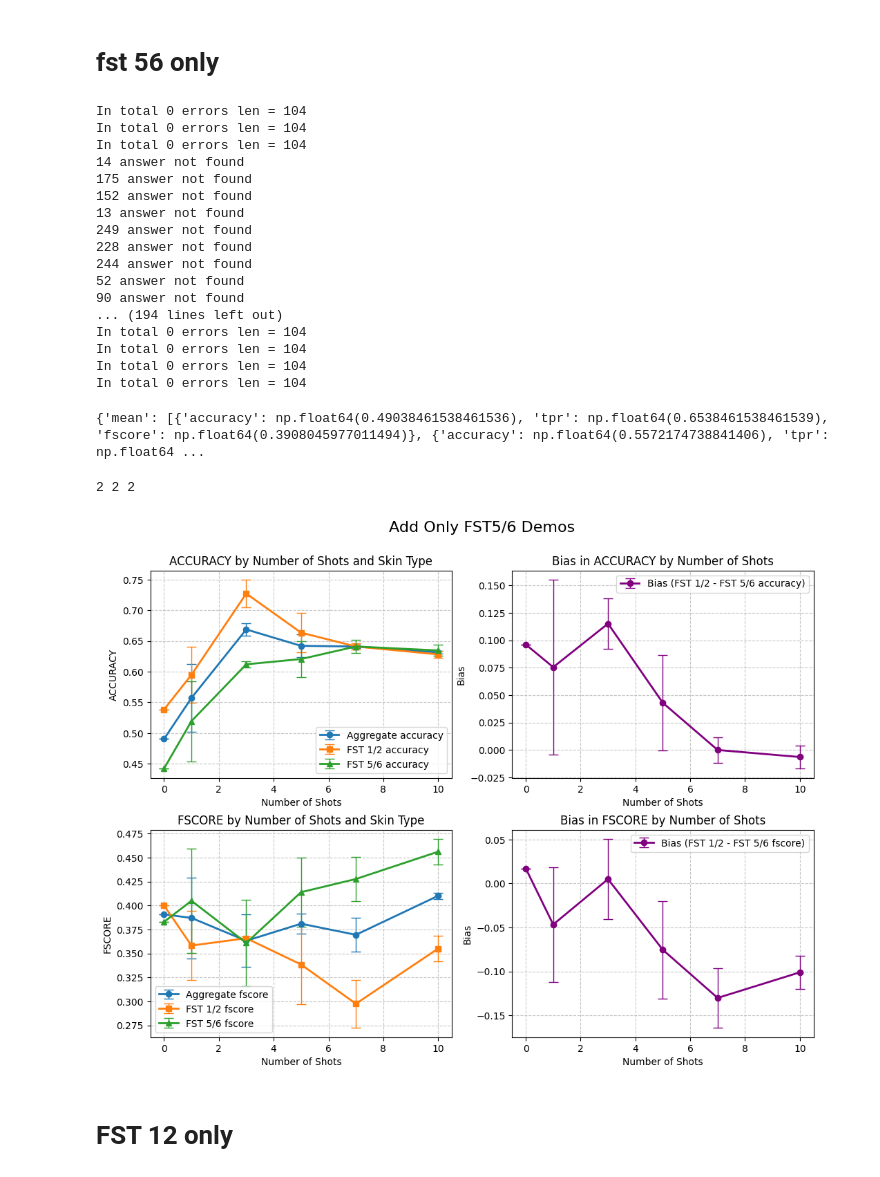
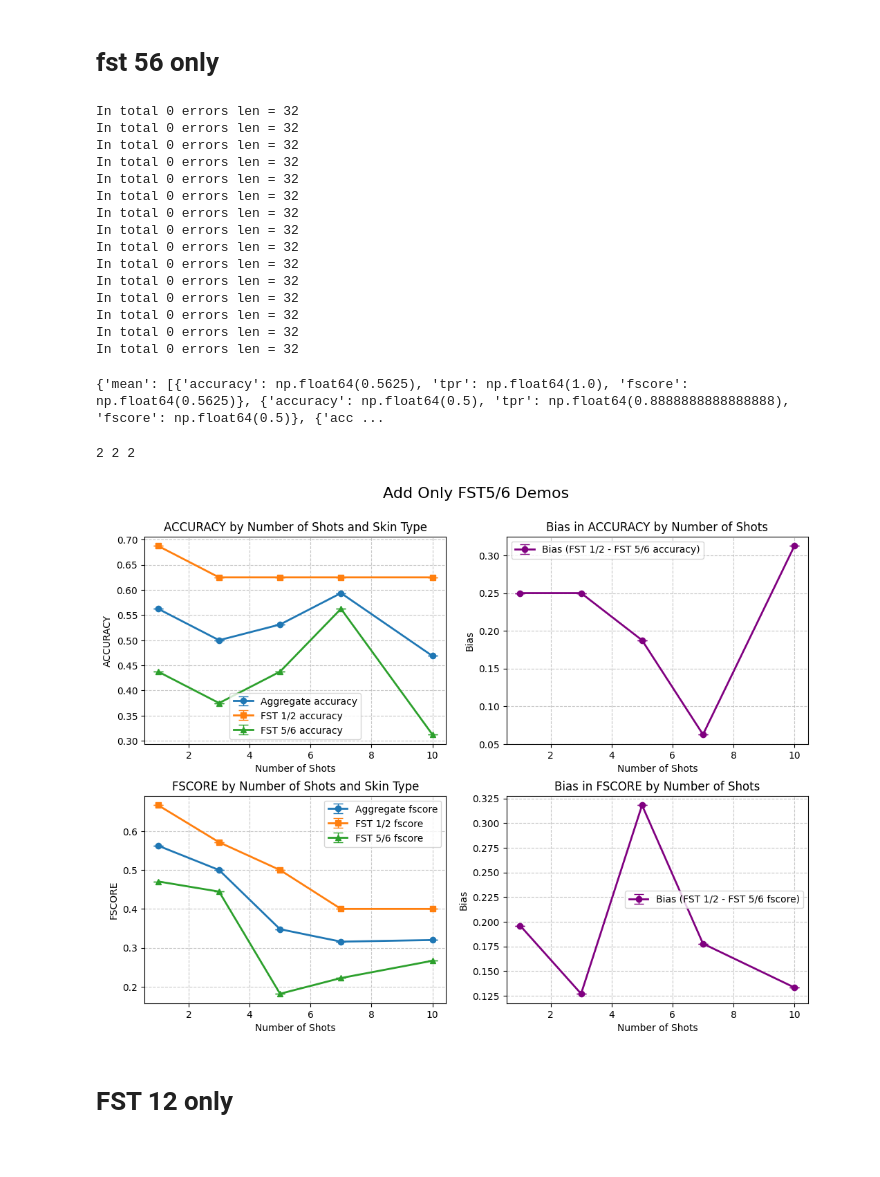
Before and after one commit to sonnetx/biasICL, a Jupyter notebook: DDI figures.ipynb, the cells around one changed output. Cells and saved outputs as stored; diff of their text form; code cells hidden in the pictures.

```diff
--- a/DDI figures.ipynb
+++ b/DDI figures.ipynb
@@ -36,7 +36,7 @@ def pickle_to_res(path):
     return results
 # %%
 # Count number of 56 and malignant in test_metadata.csv
-test_df = pd.read_csv('C:/Users/sonne/Documents/Github/biasICL/ddi_test_metadata.csv', index_col=0)
+test_df = pd.read_csv('C:/Users/sonne/Documents/Github/biasICL/ddi_test.csv', index_col=0)
 print(f'Number of 56 and malignant: {len(test_df[(test_df.skin_tone == 56) & (test_df.malignant)])}')
 print(f'Number of 12 and malignant: {len(test_df[(test_df.skin_tone == 12) & (test_df.malignant)])}')
 
@@ -50,6 +50,6 @@ Number of 12 and benign: 40
 # %%
 def res_to_vec(res):
-    test_df = pd.read_csv('C:/Users/sonne/Documents/Github/biasICL/ddi_test_metadata.csv', index_col=0)
+    test_df = pd.read_csv('C:/Users/sonne/Documents/Github/biasICL/ddi_test.csv', index_col=0)
     num_errors = 0
     labels, preds, race = [], [], []
     for i in test_df.itertuples():
@@ -421,29 +421,29 @@ def plot_all_experiment_metrics(bulk_metrics, fst12_metrics, fst56_metrics, shot
 #               "C:/Users/sonne/Downloads/res1201/ddi_0_0_90_30_gpt-4o-2024-05-13_50.pkl",
 #        ]
 
-exps_rep_1 = ["C:/Users/sonne/Downloads/claude0104/ddi_0_0_0_0_claude_50.pkl",
-              "C:/Users/sonne/Downloads/claude0104/ddi_0_0_3_1_claude_50.pkl",
-              "C:/Users/sonne/Downloads/claude0104/ddi_0_0_9_3_claude_50.pkl",
-              "C:/Users/sonne/Downloads/claude0104/ddi_0_0_15_5_claude_50.pkl",
-              "C:/Users/sonne/Downloads/claude0104/ddi_0_0_21_7_claude_50.pkl",
-              "C:/Users/sonne/Downloads/claude0104/ddi_0_0_30_10_claude_50.pkl",
+exps_rep_1 = [#"C:/Users/sonne/Downloads/claude0122/ddi_0_0_0_0_claude_50.pkl",
+              "C:/Users/sonne/Downloads/claude0122/ddi_0_0_3_1_claude_50.pkl",
+              "C:/Users/sonne/Downloads/claude0122/ddi_0_0_9_3_claude_50.pkl",
+              "C:/Users/sonne/Downloads/claude0122/ddi_0_0_15_5_claude_50.pkl",
+              "C:/Users/sonne/Downloads/claude0122/ddi_0_0_21_7_claude_50.pkl",
+              "C:/Users/sonne/Downloads/claude0122/ddi_0_0_30_10_claude_50.pkl",
 
        ]
 
-exps_rep_2 = ["C:/Users/sonne/Downloads/claude0104/ddi_0_0_0_0_claude_50.pkl",
-              "C:/Users/sonne/Downloads/claude1217/ddi_0_0_3_1_claude_50.pkl",
-              "C:/Users/sonne/Downloads/claude1217/ddi_0_0_9_3_claude_50.pkl",
-              "C:/Users/sonne/Downloads/claude1217/ddi_0_0_15_5_claude_50.pkl",
-              "C:/Users/sonne/Downloads/claude1217/ddi_0_0_21_7_claude_50.pkl",
-              "C:/Users/sonne/Downloads/claude1217/ddi_0_0_30_10_claude_50.pkl",
+exps_rep_2 = [#"C:/Users/sonne/Downloads/claude0122/ddi_0_0_0_0_claude_50.pkl",
+              "C:/Users/sonne/Downloads/claude0122/ddi_0_0_3_1_claude_50.pkl",
+              "C:/Users/sonne/Downloads/claude0122/ddi_0_0_9_3_claude_50.pkl",
+              "C:/Users/sonne/Downloads/claude0122/ddi_0_0_15_5_claude_50.pkl",
+              "C:/Users/sonne/Downloads/claude0122/ddi_0_0_21_7_claude_50.pkl",
+              "C:/Users/sonne/Downloads/claude0122/ddi_0_0_30_10_claude_50.pkl",
               ]
 
-exps_rep_3 = ["C:/Users/sonne/Downloads/claude0104/ddi_0_0_0_0_claude_50.pkl",
-              "C:/Users/sonne/Downloads/claude1131/ddi_0_0_3_1_claude_50.pkl",
-              "C:/Users/sonne/Downloads/claude1131/ddi_0_0_9_3_claude_50.pkl",
-              "C:/Users/sonne/Downloads/claude1131/ddi_0_0_15_5_claude_50.pkl",
-              "C:/Users/sonne/Downloads/claude1131/ddi_0_0_21_7_claude_50.pkl",
-              "C:/Users/sonne/Downloads/claude1131/ddi_0_0_30_10_claude_50.pkl",
+exps_rep_3 = [#"C:/Users/sonne/Downloads/claude0122/ddi_0_0_0_0_claude_50.pkl",
+              "C:/Users/sonne/Downloads/claude0122/ddi_0_0_3_1_claude_50.pkl",
+              "C:/Users/sonne/Downloads/claude0122/ddi_0_0_9_3_claude_50.pkl",
+              "C:/Users/sonne/Downloads/claude0122/ddi_0_0_15_5_claude_50.pkl",
+              "C:/Users/sonne/Downloads/claude0122/ddi_0_0_21_7_claude_50.pkl",
+              "C:/Users/sonne/Downloads/claude0122/ddi_0_0_30_10_claude_50.pkl",
               ]
 
 
@@ -451,27 +451,25 @@ exps_list = [exps_rep_1,exps_rep_2,exps_rep_3]
 # %%
 bulk_metrics, fst12_metrics, fst56_metrics = calculate_metrics_across_replicates(exps_list)
 # %% [output]
-In total 0 errors len = 104
-In total 0 errors len = 104
-In total 0 errors len = 104
-14 answer not found
-175 answer not found
-152 answer not found
-13 answer not found
-249 answer not found
-228 answer not found
-244 answer not found
-52 answer not found
-90 answer not found
-... (194 lines left out)
-In total 0 errors len = 104
-In total 0 errors len = 104
-In total 0 errors len = 104
-In total 0 errors len = 104
+In total 0 errors len = 32
+In total 0 errors len = 32
+In total 0 errors len = 32
+In total 0 errors len = 32
+In total 0 errors len = 32
+In total 0 errors len = 32
+In total 0 errors len = 32
+In total 0 errors len = 32
+In total 0 errors len = 32
+In total 0 errors len = 32
+In total 0 errors len = 32
+In total 0 errors len = 32
+In total 0 errors len = 32
+In total 0 errors len = 32
+In total 0 errors len = 32
 # %%
 print((bulk_metrics), (fst12_metrics), (fst56_metrics))
 # %% [output]
-{'mean': [{'accuracy': np.float64(0.49038461538461536), 'tpr': np.float64(0.6538461538461539), 'fscore': np.float64(0.3908045977011494)}, {'accuracy': np.float64(0.5572174738841406), 'tpr': np.float64 ...
+{'mean': [{'accuracy': np.float64(0.5625), 'tpr': np.float64(1.0), 'fscore': np.float64(0.5625)}, {'accuracy': np.float64(0.5), 'tpr': np.float64(0.8888888888888888), 'fscore': np.float64(0.5)}, {'acc ...
 # %%
 # Plot with confidence intervals
 shots = [0, 1, 3, 5, 7, 10]
@@ -483,12 +481,12 @@ print(len(bulk_metrics), len(fst12_metrics), len(fst56_metrics))
 2 2 2
 # %%
 # Plot with confidence intervals
-shots = [0, 1, 3, 5, 7, 10]
+shots = [1, 3, 5, 7, 10]
 plot_all_experiment_metrics(bulk_metrics, fst12_metrics, fst56_metrics, shots,
                           "Add Only FST5/6 Demos",
                           use_error_bars=True)
 # %% [output]
-[figure, old version]
+[figure, new version]
 # %% [markdown]
 # FST 12 only
 # %%
```
Also changed, not shown: parts of 10 cells of this notebook, 10 other files.
